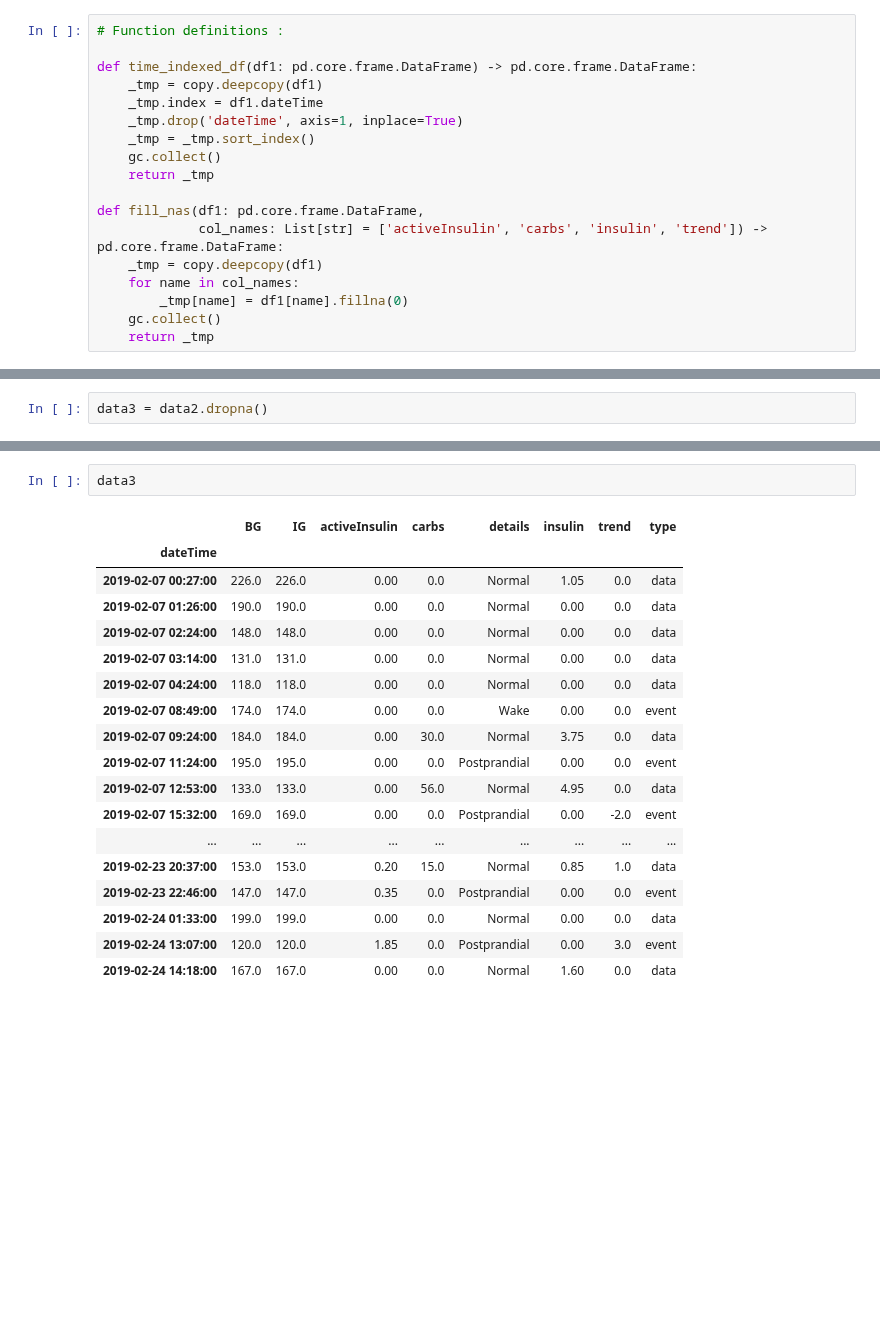
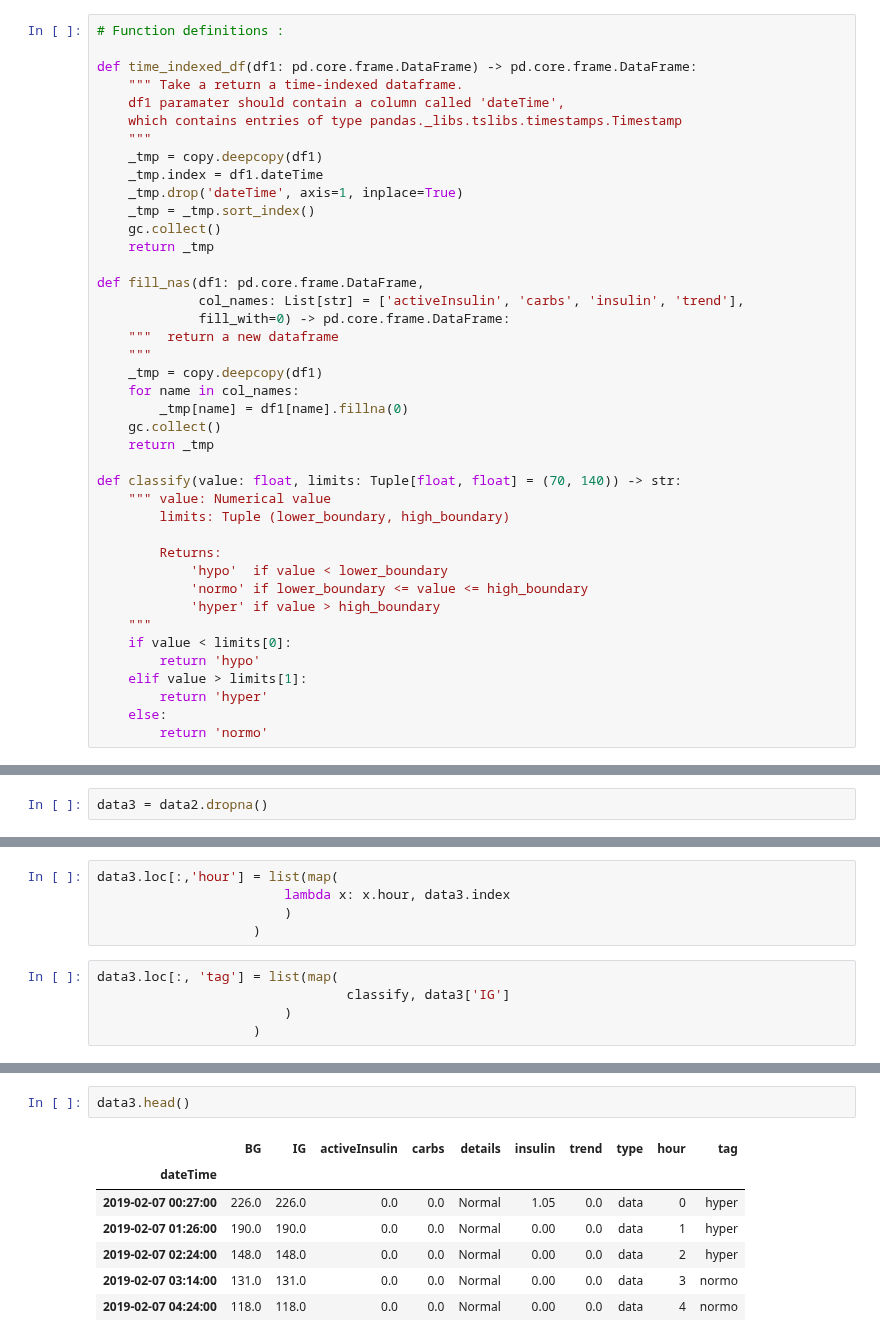
Before and after one commit to gmagannaDevelop/DiabManager, a Jupyter notebook: Parsing.ipynb, the cells around one changed output, grey strips where cells are left out. Drawn from its saved outputs; the diff is of its cells as text; blank space fills up the shorter version.

```diff
--- a/Parsing.ipynb
+++ b/Parsing.ipynb
@@ -22,6 +24,10 @@ from functools import reduce
 # Function definitions :
 
 def time_indexed_df(df1: pd.core.frame.DataFrame) -> pd.core.frame.DataFrame:
+    """ Take a return a time-indexed dataframe.
+    df1 paramater should contain a column called 'dateTime',
+    which contains entries of type pandas._libs.tslibs.timestamps.Timestamp
+    """
     _tmp = copy.deepcopy(df1)
     _tmp.index = df1.dateTime
     _tmp.drop('dateTime', axis=1, inplace=True)
@@ -30,12 +36,31 @@ def time_indexed_df(df1: pd.core.frame.DataFrame) -> pd.core.frame.DataFrame:
     return _tmp
 
 def fill_nas(df1: pd.core.frame.DataFrame,
-             col_names: List[str] = ['activeInsulin', 'carbs', 'insulin', 'trend']) -> pd.core.frame.DataFrame:
+             col_names: List[str] = ['activeInsulin', 'carbs', 'insulin', 'trend'],
+             fill_with=0) -> pd.core.frame.DataFrame:
+    """  return a new dataframe
+    """
     _tmp = copy.deepcopy(df1)
     for name in col_names:
         _tmp[name] = df1[name].fillna(0)
     gc.collect()
     return _tmp
+
+def classify(value: float, limits: Tuple[float, float] = (70, 140)) -> str:
+    """ value: Numerical value
+        limits: Tuple (lower_boundary, high_boundary)
+
+        Returns:
+            'hypo'  if value < lower_boundary
+            'normo' if lower_boundary <= value <= high_boundary
+            'hyper' if value > high_boundary
+    """
+    if value < limits[0]:
+        return 'hypo'
+    elif value > limits[1]:
+        return 'hyper'
+    else:
+        return 'normo'
 # %%
 d = Drive.Drive()
 # %%
@@ -150,0 +173,10 @@ data3 = data2.dropna()
+# %%
+data3.loc[:,'hour'] = list(map(
+                        lambda x: x.hour, data3.index
+                        )
+                    )
+# %%
+data3.loc[:, 'tag'] = list(map(
+                                classify, data3['IG']
+                        )
+                    )
@@ -151,21 +215,10 @@ data3 = data2.dropna()
 # %%
-data3
+data3.head()
 # %% [output]
-|  | BG | IG | activeInsulin | carbs | details | insulin | trend | type |
-| dateTime |  |  |  |  |  |  |  |  |
-| 2019-02-07 00:27:00 | 226.0 | 226.0 | 0.00 | 0.0 | Normal | 1.05 | 0.0 | data |
-| 2019-02-07 01:26:00 | 190.0 | 190.0 | 0.00 | 0.0 | Normal | 0.00 | 0.0 | data |
-| 2019-02-07 02:24:00 | 148.0 | 148.0 | 0.00 | 0.0 | Normal | 0.00 | 0.0 | data |
-| 2019-02-07 03:14:00 | 131.0 | 131.0 | 0.00 | 0.0 | Normal | 0.00 | 0.0 | data |
-| 2019-02-07 04:24:00 | 118.0 | 118.0 | 0.00 | 0.0 | Normal | 0.00 | 0.0 | data |
-| 2019-02-07 08:49:00 | 174.0 | 174.0 | 0.00 | 0.0 | Wake | 0.00 | 0.0 | event |
-| 2019-02-07 09:24:00 | 184.0 | 184.0 | 0.00 | 30.0 | Normal | 3.75 | 0.0 | data |
-| 2019-02-07 11:24:00 | 195.0 | 195.0 | 0.00 | 0.0 | Postprandial | 0.00 | 0.0 | event |
-| 2019-02-07 12:53:00 | 133.0 | 133.0 | 0.00 | 56.0 | Normal | 4.95 | 0.0 | data |
-| 2019-02-07 15:32:00 | 169.0 | 169.0 | 0.00 | 0.0 | Postprandial | 0.00 | -2.0 | event |
-| ... | ... | ... | ... | ... | ... | ... | ... | ... |
-| 2019-02-23 20:37:00 | 153.0 | 153.0 | 0.20 | 15.0 | Normal | 0.85 | 1.0 | data |
-| 2019-02-23 22:46:00 | 147.0 | 147.0 | 0.35 | 0.0 | Postprandial | 0.00 | 0.0 | event |
-| 2019-02-24 01:33:00 | 199.0 | 199.0 | 0.00 | 0.0 | Normal | 0.00 | 0.0 | data |
-| 2019-02-24 13:07:00 | 120.0 | 120.0 | 1.85 | 0.0 | Postprandial | 0.00 | 3.0 | event |
-| 2019-02-24 14:18:00 | 167.0 | 167.0 | 0.00 | 0.0 | Normal | 1.60 | 0.0 | data |
+|  | BG | IG | activeInsulin | carbs | details | insulin | trend | type | hour | tag |
+| dateTime |  |  |  |  |  |  |  |  |  |  |
+| 2019-02-07 00:27:00 | 226.0 | 226.0 | 0.0 | 0.0 | Normal | 1.05 | 0.0 | data | 0 | hyper |
+| 2019-02-07 01:26:00 | 190.0 | 190.0 | 0.0 | 0.0 | Normal | 0.00 | 0.0 | data | 1 | hyper |
+| 2019-02-07 02:24:00 | 148.0 | 148.0 | 0.0 | 0.0 | Normal | 0.00 | 0.0 | data | 2 | hyper |
+| 2019-02-07 03:14:00 | 131.0 | 131.0 | 0.0 | 0.0 | Normal | 0.00 | 0.0 | data | 3 | normo |
+| 2019-02-07 04:24:00 | 118.0 | 118.0 | 0.0 | 0.0 | Normal | 0.00 | 0.0 | data | 4 | normo |
```
Also changed, not shown: parts of 11 cells of this notebook, 1 other file.
